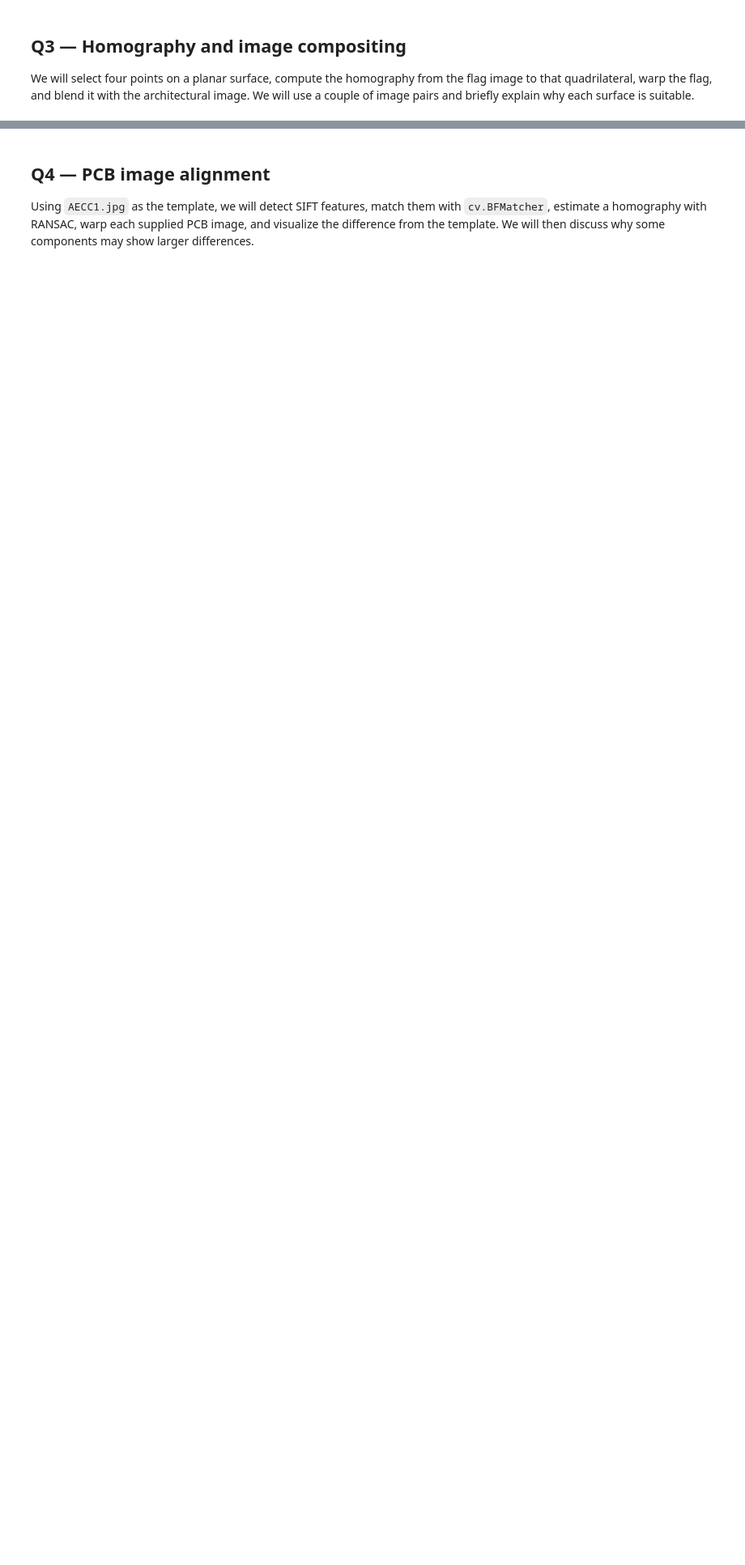
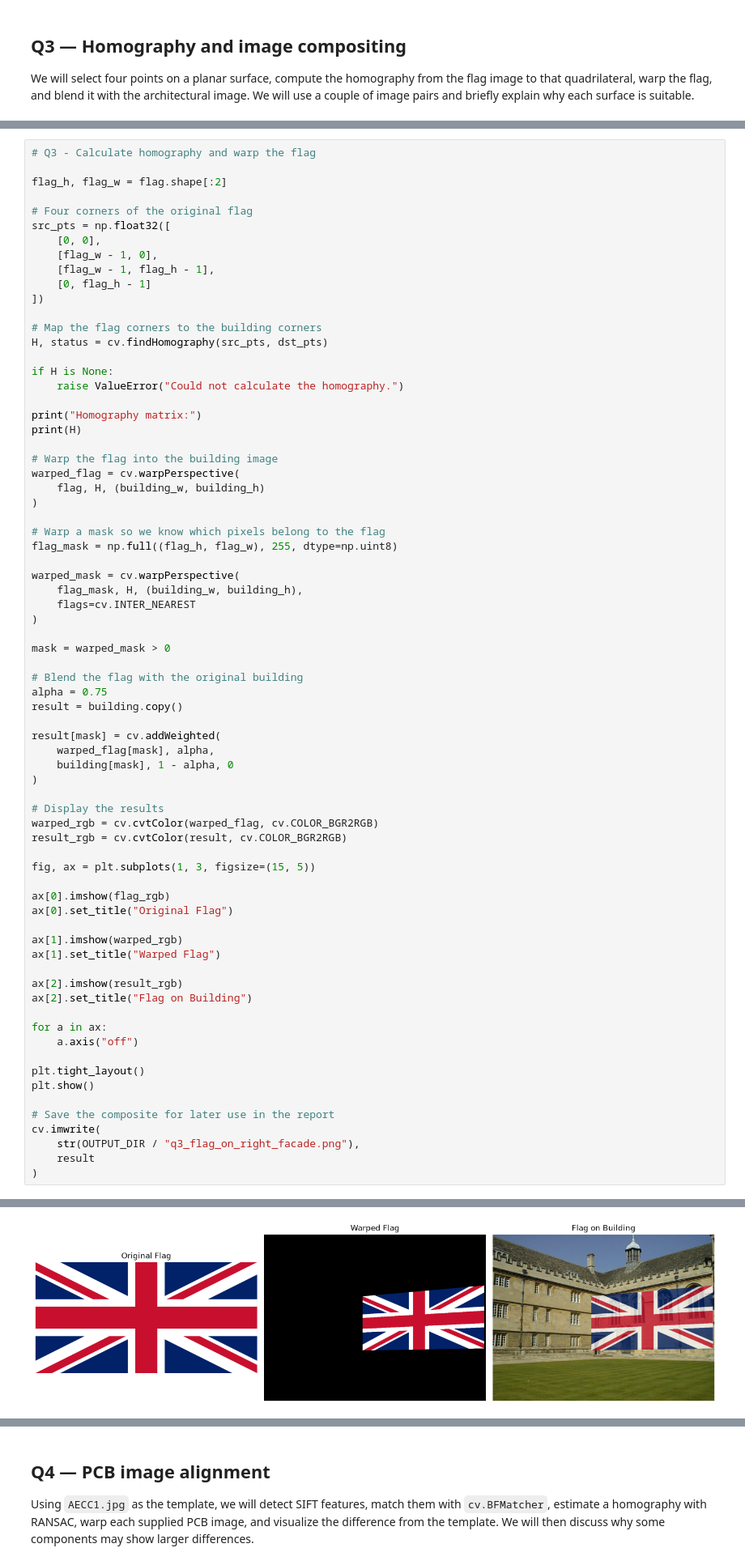
Before and after one commit to Abdul-Rahman-bme/EN3160-Image-processing-and-Machine-Vision, a Jupyter notebook: Assignment_02/230507R_EN3160_A02.ipynb, the cells around one changed output, grey strips where cells are left out. Shown at 81% size. Cells and saved outputs as stored; diff of their text form; blank space fills up the shorter version.

```diff
--- a/Assignment_02/230507R_EN3160_A02.ipynb
+++ b/Assignment_02/230507R_EN3160_A02.ipynb
@@ -367,0 +432,73 @@ We will select four points on a planar surface, compute the homography from the
+# %%
+# Q3 - Calculate homography and warp the flag
+
+flag_h, flag_w = flag.shape[:2]
+
+# Four corners of the original flag
+src_pts = np.float32([
+    [0, 0],
+    [flag_w - 1, 0],
+    [flag_w - 1, flag_h - 1],
+    [0, flag_h - 1]
+])
+
+# Map the flag corners to the building corners
+H, status = cv.findHomography(src_pts, dst_pts)
+
+if H is None:
+    raise ValueError("Could not calculate the homography.")
+
+print("Homography matrix:")
+print(H)
+
+# Warp the flag into the building image
+warped_flag = cv.warpPerspective(
+    flag, H, (building_w, building_h)
+)
+
+# Warp a mask so we know which pixels belong to the flag
+flag_mask = np.full((flag_h, flag_w), 255, dtype=np.uint8)
+
+warped_mask = cv.warpPerspective(
+    flag_mask, H, (building_w, building_h),
+    flags=cv.INTER_NEAREST
+)
+
+mask = warped_mask > 0
+
+# Blend the flag with the original building
+alpha = 0.75
+result = building.copy()
+
+result[mask] = cv.addWeighted(
+    warped_flag[mask], alpha,
+    building[mask], 1 - alpha, 0
+)
+
+# Display the results
+warped_rgb = cv.cvtColor(warped_flag, cv.COLOR_BGR2RGB)
+result_rgb = cv.cvtColor(result, cv.COLOR_BGR2RGB)
+
+fig, ax = plt.subplots(1, 3, figsize=(15, 5))
+
+ax[0].imshow(flag_rgb)
+ax[0].set_title("Original Flag")
+
+ax[1].imshow(warped_rgb)
+ax[1].set_title("Warped Flag")
+
+ax[2].imshow(result_rgb)
+ax[2].set_title("Flag on Building")
+
+for a in ax:
+    a.axis("off")
+
+plt.tight_layout()
+plt.show()
+
+# Save the composite for later use in the report
+cv.imwrite(
+    str(OUTPUT_DIR / "q3_flag_on_right_facade.png"),
+    result
+)
+# %% [output]
@@ -367,0 +509 @@ We will select four points on a planar surface, compute the homography from the
+[figure, added]
```
Also changed, not shown: parts of 6 cells of this notebook.
